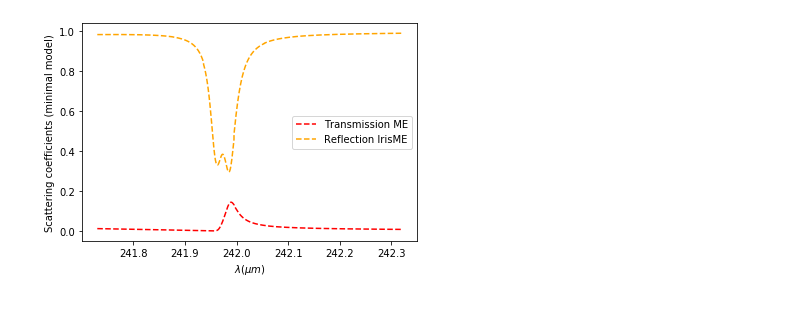
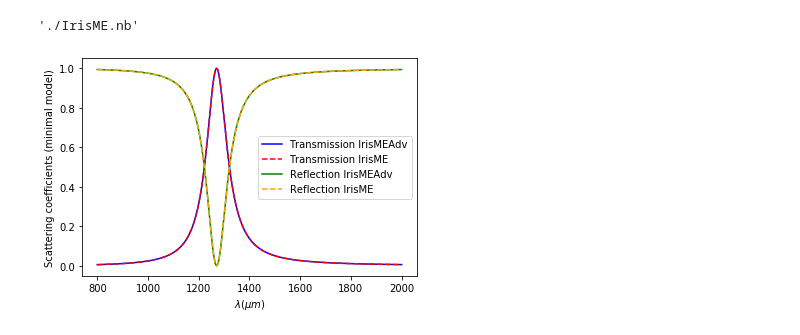
Before and after one commit to IrisFDTD/IrisME, a Jupyter notebook: example2/IrisME_example2.ipynb, the cells around one changed output. Saved outputs shown, nothing was run; the diff lists cells and outputs as text; code cells hidden in the pictures.

```diff
--- a/example2/IrisME_example2.ipynb
+++ b/example2/IrisME_example2.ipynb
@@ -35,3 +33,10 @@ This example is extracted from Ref. [1]. The calculated transmission spectrum ca
 
 ***
 - - -
+# %%
+import shutil
+shutil.copyfile('../IrisMEadv64_Linux.exe', './IrisMEadv64_Linux.exe') # Copy files from master directory to example directory
+shutil.copyfile('../IrisMEadv64_Windows.exe', './IrisMEadv64_Windows.exe') # Copy files from master directory to example directory
+shutil.copyfile('../IrisME.nb', './IrisME.nb') # Copy files from master directory to example directory
+# %% [output]
+'./IrisME.nb'
@@ -38,34 +70,50 @@ This example is extracted from Ref. [1]. The calculated transmission spectrum ca
 # %%
 %matplotlib inline
 
-import os
 import matplotlib as mpl
 import matplotlib.pyplot as plt
 from mpl_toolkits.mplot3d.axes3d import Axes3D
 import numpy as np
 import sympy
 
 i=0
-wl2,T2,R2 = [],[],[]
+wl1,T1,R1,wl2,T2,R2 = [],[],[],[],[],[]
 
+
+fileMEadv=os.path.exists('./T-R_IrisMEadv.dat')
 fileME=os.path.exists('./T-R_IrisME.dat')
+
+if (fileMEadv):
+    for line in open('T-R_IrisMEadv.dat', 'r'):
+        values = [float(s) for s in line.split()]
+        wl1.append(values[0])
+        T1.append(values[1])
+        R1.append(values[2])
+        #print(i,X[i],Y[i])
+        #i=i+1
+else:
+     print("./T-R_IrisMEadv.dat doesn't exist! You have to run first IrisMEadv_*.exe in this directory.")
+
 
 if (fileME):
     for line in open('T-R_IrisME.dat', 'r'):
         values = [float(s) for s in line.split()]
         wl2.append(values[0])
         T2.append(values[1])
         R2.append(values[2])
 else:
-    print("./T-R_IrisME.dat doesn't exist!. You have to run first IrisME.nb in this directory.")
+    print("./T-R_IrisME.dat doesn't exist! You have to run first IrisME.nb in this directory.")
 
 fig, ax = plt.subplots()
+ax.plot(wl1, T1, color="blue", label="Transmission IrisMEAdv")
 ax.plot(wl2, T2, color="red",ls="--", label="Transmission IrisME")
+ax.plot(wl1, R1, color="green", label="Reflection IrisMEAdv")
 ax.plot(wl2, R2, color="orange",ls="--", label="Reflection IrisME")
+#txt = "$\lambda$ (nm) \n Transmission and reflection of light are obtained through a hole array (period = 400 $\mu$m) with rectangles ($a_x = 10 \mu$m, $a_y = 350 \mu$m) drilled in a thin PEC screen of $h = 25 \mu$m and filled with $\epsilon_I = 4$. The symmetric configuration is considered and $\epsilon_{I}= \epsilon_{III}= 2$"
 txt = "$\lambda (\mu m)$"
 ax.set_xlabel(txt)
 ax.set_ylabel("Scattering coefficients (minimal model)")
 ax.legend()
 fig.savefig("T-R.png", dpi=200, facecolor="#f1f1f1")
 # %% [output]
-[figure, old version]
+[figure, new version]
```
Also changed, not shown: parts of 3 cells of this notebook, 33 other files.
